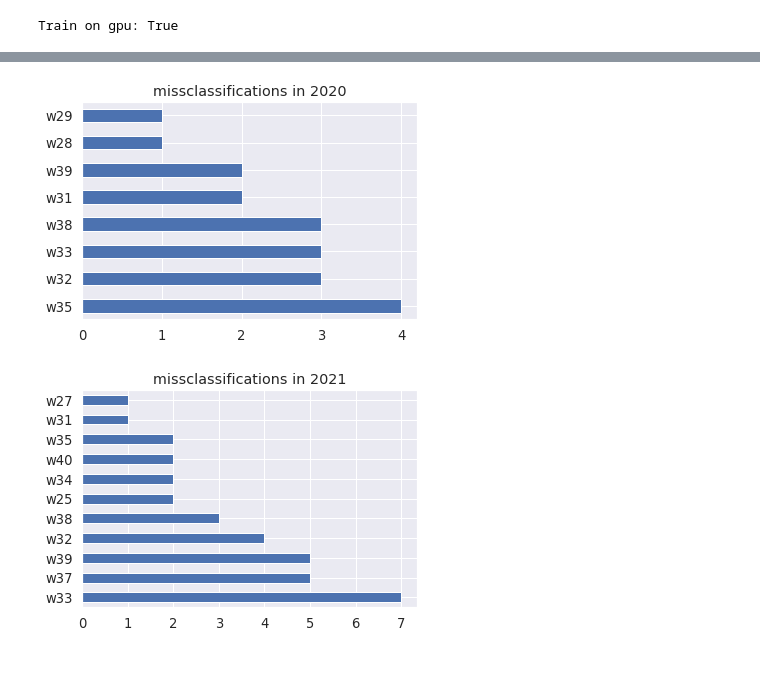
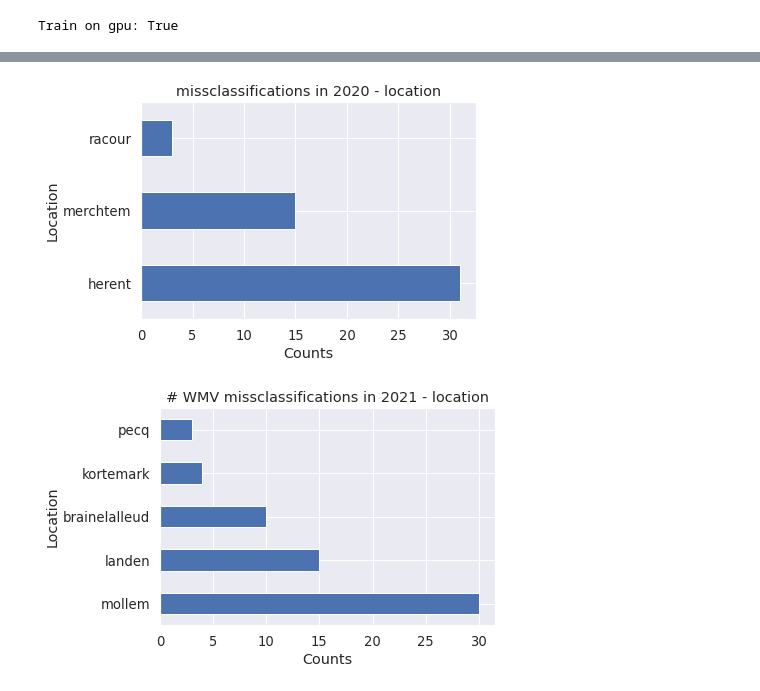
Before and after one commit to kalfasyan/stickybugs-ai, a Jupyter notebook: 003_Results.ipynb, the cells around one changed output, grey strips where cells are left out. Saved outputs shown, nothing was run; the diff lists cells and outputs as text; code cells hidden in the pictures.

```diff
--- a/003_Results.ipynb
+++ b/003_Results.ipynb
@@ -180,8 +178,8 @@ df_res['true'] = y_true
 df_res['correct'] = df_res.pred==df_res.true
 # %%
 df_pre = pd.read_parquet(f'{SAVE_DIR}/df_preparation_{setting}.parquet')
-# df_res.year = df_res.year.astype('int64')
-# df_res.plate_idx = df_res.plate_idx.astype('int64')
+df_res.year = df_res.year.astype('int64')
+df_res.plate_idx = df_res.plate_idx.astype('int64')
 # %%
 cols_to_merge = ['imgname','platename','filename','plate_idx','location','date','xtra','year']
 df_merged = pd.merge(df_res, df_pre, left_on=cols_to_merge, right_on=cols_to_merge)
@@ -208,12 +211,14 @@ plt.savefig(f"/home/kalfasyan/Dropbox/worklaptop_results/missclassifications_{mo
 # %%
-df_merged.query('year==2020 & actual_class==\'wmv\' & pred_class!=\'wmv\'')['date'].value_counts().plot(kind='barh');
-plt.title("missclassifications in 2020")
-plt.savefig(f"/home/kalfasyan/Dropbox/worklaptop_results/missclassifications_2020_{modelname}_{setting}_{test_bacc*100:.1f}%.png", format='png', bbox_inches='tight')
+df_merged.query('year==2020 & actual_class==\'wmv\' & pred_class!=\'wmv\'')['location'].value_counts().plot(kind='barh');
+plt.title("missclassifications in 2020 - location")
+plt.ylabel('Location');plt.xlabel('Counts');
+plt.savefig(f"/home/kalfasyan/Dropbox/worklaptop_results/missclassifications_2020_location_{modelname}_{setting}_{test_bacc*100:.1f}%.png", format='png', bbox_inches='tight')
 # %% [output]
-[figure, old version]
+[figure, new version]
 # %%
-df_merged.query('year==2021 & actual_class==\'wmv\' & pred_class!=\'wmv\'')['date'].value_counts().plot(kind='barh');
-plt.title("missclassifications in 2021")
-plt.savefig(f"/home/kalfasyan/Dropbox/worklaptop_results/missclassifications_2021_{modelname}_{setting}_{test_bacc*100:.1f}%.png", format='png', bbox_inches='tight')
+df_merged.query('year==2021 & actual_class==\'wmv\' & pred_class!=\'wmv\'')['location'].value_counts().plot(kind='barh');
+plt.title("# WMV missclassifications in 2021 - location")
+plt.ylabel('Location');plt.xlabel('Counts');
+plt.savefig(f"/home/kalfasyan/Dropbox/worklaptop_results/missclassifications_2021_location_{modelname}_{setting}_{test_bacc*100:.1f}%.png", format='png', bbox_inches='tight')
 # %% [output]
-[figure, old version]
+[figure, new version]
```
Also changed, not shown: parts of 24 cells of this notebook, 2 other files.
